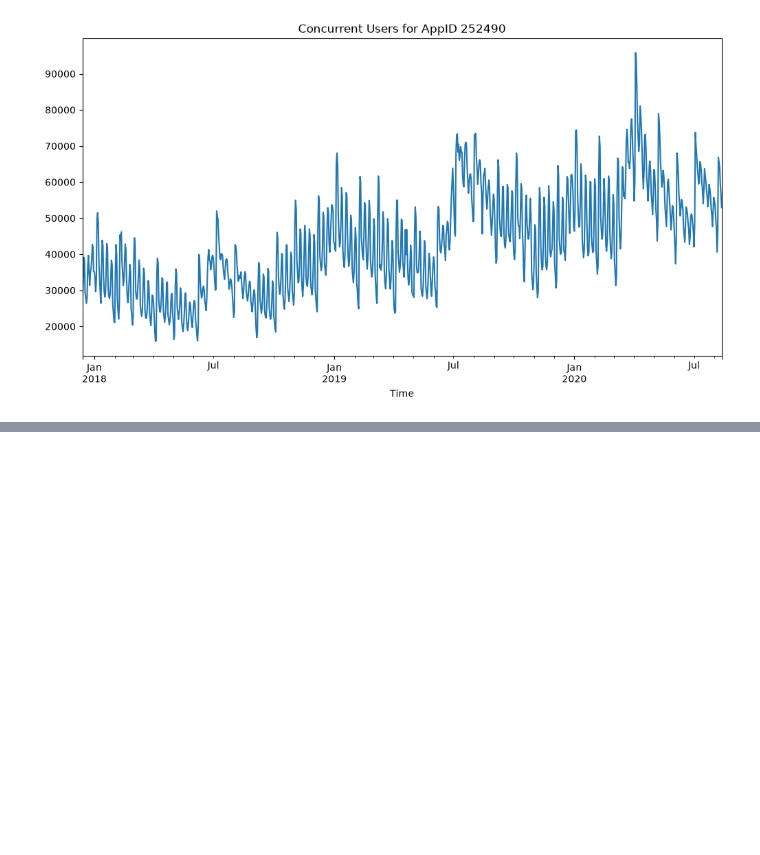
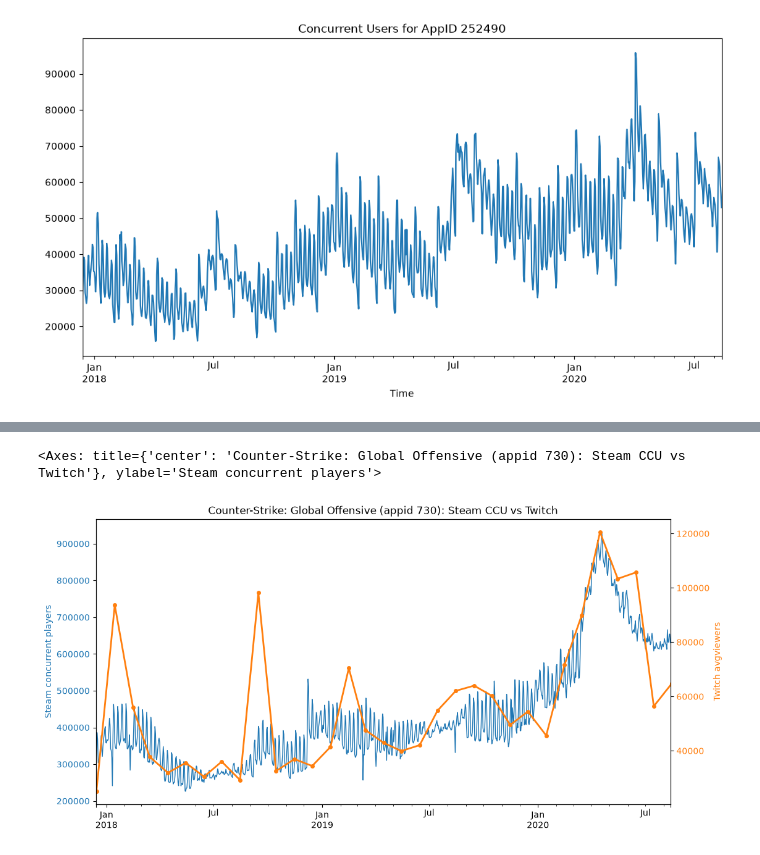
Before and after one commit to d-m-g/steam-games-life-analysis, a Jupyter notebook: analysis.ipynb, the cells around one changed output, grey strips where cells are left out. Drawn from its saved outputs; the diff is of its cells as text; code cells hidden in the pictures; blank space fills up the shorter version.

Commit message:
sully_addition

```diff
--- a/analysis.ipynb
+++ b/analysis.ipynb
@@ -175,0 +196,35 @@ plot = (game3_ccu["Playercount"].resample("D").mean()
+# %%
+TW = pd.read_csv("data/sullygnome/twitch_monthly_by_appid.csv", parse_dates=["month"])
+
+def ccu_path(appid):
+    for part in ("PlayerCountHistoryPart1", "PlayerCountHistoryPart2"):
+        p = f"data/steam-games-dataset/{part}/{appid}.csv"
+        if os.path.exists(p):
+            return p
+    raise FileNotFoundError(f"no CCU history for appid {appid}")
+
+def plot_game(appid, metric="avgviewers", ax=None):
+    ccu = pd.read_csv(ccu_path(appid), parse_dates=["Time"], index_col="Time")["Playercount"]
+    tw = TW[TW["appid"] == appid].set_index("month")[metric].sort_index()
+    name = TW.loc[TW["appid"] == appid, "name_steam"].iloc[0]
+
+    ax = ax or plt.subplots(figsize=(12, 6))[1]
+    ccu.resample("D").mean().plot(ax=ax, color="tab:blue", lw=1, label="Steam CCU (daily mean)")
+    ax.set_ylabel("Steam concurrent players", color="tab:blue")
+    ax.tick_params(axis="y", labelcolor="tab:blue")
+    ax.set_xlabel("")
+
+    ax2 = ax.twinx()
+    ax2.plot(tw.index + pd.Timedelta(days=14), tw.values,      # marker sits mid-month
+             color="tab:orange", lw=2, marker="o", ms=4, label=f"Twitch {metric} (monthly)")
+    ax2.set_ylabel(f"Twitch {metric}", color="tab:orange")
+    ax2.tick_params(axis="y", labelcolor="tab:orange")
+    ax2.set_xlim(ax.get_xlim())                                # clip Twitch to CCU window
+
+    ax.set_title(f"{name} (appid {appid}): Steam CCU vs Twitch")
+    return ax
+
+plot_game(730)
+# %% [output]
+<Axes: title={'center': 'Counter-Strike: Global Offensive (appid 730): Steam CCU vs Twitch'}, ylabel='Steam concurrent players'>
+[figure, added]
```
Also changed, not shown: parts of 6 cells of this notebook, 1 other file.
